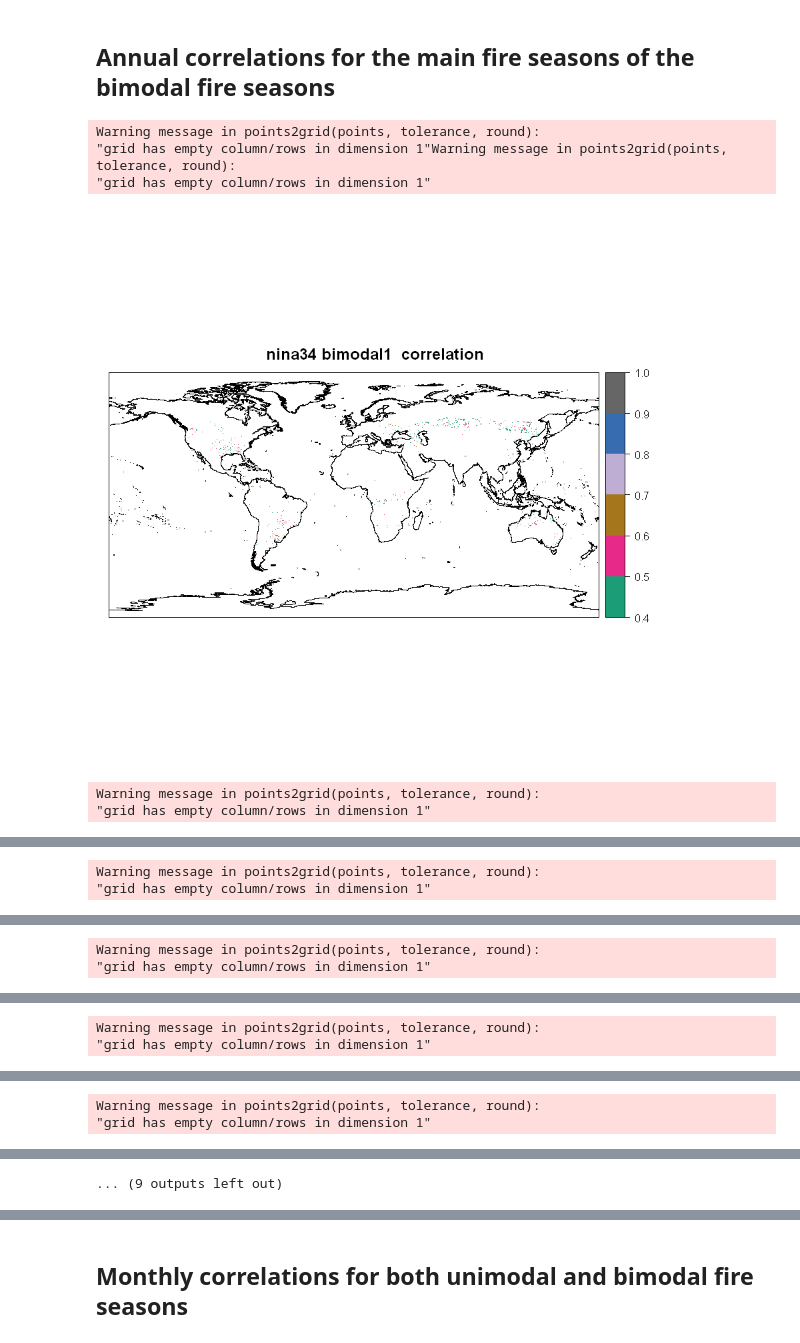
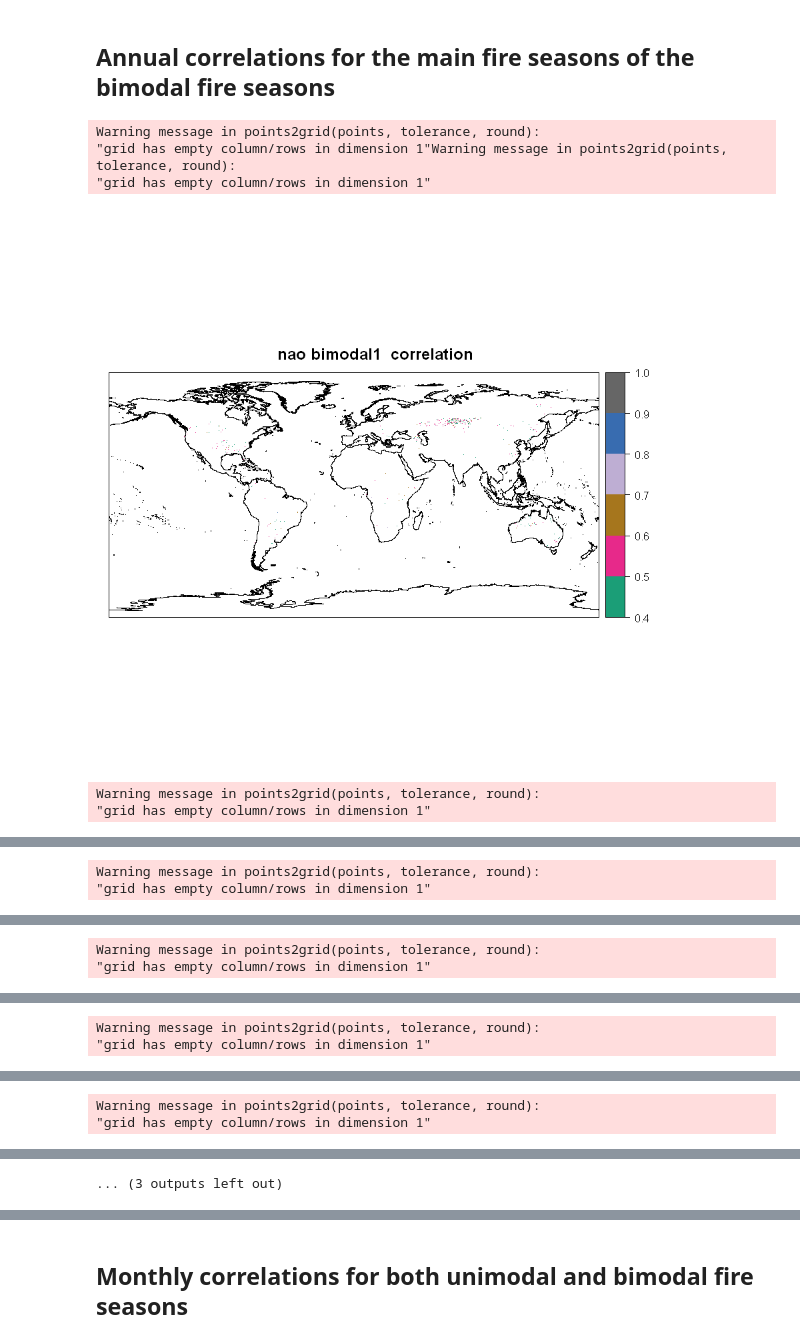
Before and after one commit to MarcosVM98/TFM, a Jupyter notebook: notebooks/Correlation.ipynb, the cells around one changed output, grey strips where cells are left out. Drawn from its saved outputs; the diff is of its cells as text; code cells hidden in the pictures.

```diff
--- a/notebooks/Correlation.ipynb
+++ b/notebooks/Correlation.ipynb
@@ -78,2 +119,5 @@ colnames(scand) = c("Year", 'Jan', 'Feb', 'Mar', 'Apr', 'May', 'Jun', 'Jul', 'Au
 # %%
-soi = read.table("CPC/soi.txt", skip = 4, nrows = 70, col.names = c("Year", 'Jan', 'Feb', 'Mar', 'Apr', 'May', 'Jun', 'Jul', 'Aug', 'Sep', 'Oct', 'Nov', 'Dec'))
+soi = read.table("CPC/soi.txt", skip = 88, ,nrows = 70,
+                 col.names = c("Year", 'Jan', 'Feb', 'Mar', 'Apr', 'May', 'Jun', 'Jul', 'Aug', 'Sep', 'Oct', 'Nov', 'Dec'))
+mean(as.matrix(soi[31:60,-1]))
+sd(as.matrix(soi[31:60,-1]))
@@ -85,13 +153,13 @@ colnames(wp) = c("Year", 'Jan', 'Feb', 'Mar', 'Apr', 'May', 'Jun', 'Jul', 'Aug',
 ## Annual correlations for the unimodal fire seasons
 # %%
 corr.df = masked_coords
-corr.df = corr.annual(nina34, 'nina34', corr.df, mode = 'unimodal')
-corr.df = corr.annual(oni, 'oni', corr.df, mode = 'unimodal')
+#corr.df = corr.annual(nina34, 'nina34', corr.df, mode = 'unimodal')
+#corr.df = corr.annual(oni, 'oni', corr.df, mode = 'unimodal')
 corr.df = corr.annual(nao, 'nao', corr.df, mode = 'unimodal')
 corr.df = corr.annual(poleur, 'poleur', corr.df, mode = 'unimodal')
 corr.df = corr.annual(ea, 'ea', corr.df, mode = 'unimodal')
 corr.df = corr.annual(eawr, 'eawr', corr.df, mode = 'unimodal')
-corr.df = corr.annual(epnp, 'epnp', corr.df, mode = 'unimodal')
+#corr.df = corr.annual(epnp, 'epnp', corr.df, mode = 'unimodal')
 corr.df = corr.annual(pna, 'pna', corr.df, mode = 'unimodal')
 corr.df = corr.annual(soi, 'soi', corr.df, mode = 'unimodal')
 corr.df = corr.annual(scand, 'scand', corr.df, mode = 'unimodal')
@@ -119,0 +188,27 @@ Warning message in points2grid(points, tolerance, round):
+# %%
+threshold = 0.4
+
+arg.list <- list(col.regions = group.colors(8),
+                          at = seq(1, 8, 1), main = 'Number of correlated indexes')
+
+v = cbind(as.numeric(corr.df$nao > threshold), as.numeric(corr.df$poleur > threshold), as.numeric(corr.df$ea > threshold),
+          as.numeric(corr.df$eawr > threshold), as.numeric(corr.df$pna > threshold), as.numeric(corr.df$soi > threshold),
+          as.numeric(corr.df$scand > threshold), as.numeric(corr.df$wp > threshold))
+
+corr.df$suma = rowSums(v, na.rm=T)
+v <- corr.df$suma
+v[which(v < 1)] <- NA
+
+df1 <- cbind.data.frame(masked_coords, v)
+coordinates(df1) <- c(1,2)
+gridded(df1) <- TRUE
+arg.list[["sp.layout"]] <- list("sp.lines", coast.lines)
+arg.list[["obj"]] <- df1
+arg.list[["zcol"]] <- 1
+arg.list[["ylim"]] <- c(-90,90)
+arg.list[["xlim"]] <- c(-180,180)
+do.call("spplot", arg.list) %>% print()
+
+for (i in 1:8){
+    cat('Number of pixels correlated with more than ', i-1, ' indexes ', sum(corr.df$suma > i-1), '\n')
+}
@@ -122,21 +229,21 @@ Warning message in points2grid(points, tolerance, round):
 # %%
 corr.df.2 = masked_coords
 mode = 'bimodal1'
-corr.df.2 = corr.annual(nina34, 'nina34', corr.df.2, mode = mode)
-corr.df.2 = corr.annual(oni, 'oni', corr.df.2, mode = mode)
+#corr.df.2 = corr.annual(nina34, 'nina34', corr.df.2, mode = mode)
+#corr.df.2 = corr.annual(oni, 'oni', corr.df.2, mode = mode)
 corr.df.2 = corr.annual(nao, 'nao', corr.df.2, mode = mode)
 corr.df.2 = corr.annual(poleur, 'poleur', corr.df.2, mode = mode)
 corr.df.2 = corr.annual(ea, 'ea', corr.df.2, mode = mode)
 corr.df.2 = corr.annual(eawr, 'eawr', corr.df.2, mode = mode)
-corr.df.2 = corr.annual(epnp, 'epnp', corr.df.2, mode = mode)
+#corr.df.2 = corr.annual(epnp, 'epnp', corr.df.2, mode = mode)
 corr.df.2 = corr.annual(pna, 'pna', corr.df.2, mode = mode)
 corr.df.2 = corr.annual(soi, 'soi', corr.df.2, mode = mode)
 corr.df.2 = corr.annual(scand, 'scand', corr.df.2, mode = mode)
 corr.df.2 = corr.annual(wp, 'wp', corr.df.2, mode = mode)
 # %% [output]
 Warning message in points2grid(points, tolerance, round):
 "grid has empty column/rows in dimension 1"Warning message in points2grid(points, tolerance, round):
 "grid has empty column/rows in dimension 1"
-[figure, old version]
+[figure, new version]
 Warning message in points2grid(points, tolerance, round):
 "grid has empty column/rows in dimension 1"
@@ -156 +263 @@ Warning message in points2grid(points, tolerance, round):
-... (9 outputs left out)
+... (3 outputs left out)
```
Also changed, not shown: parts of 22 cells of this notebook, 6 other files.
